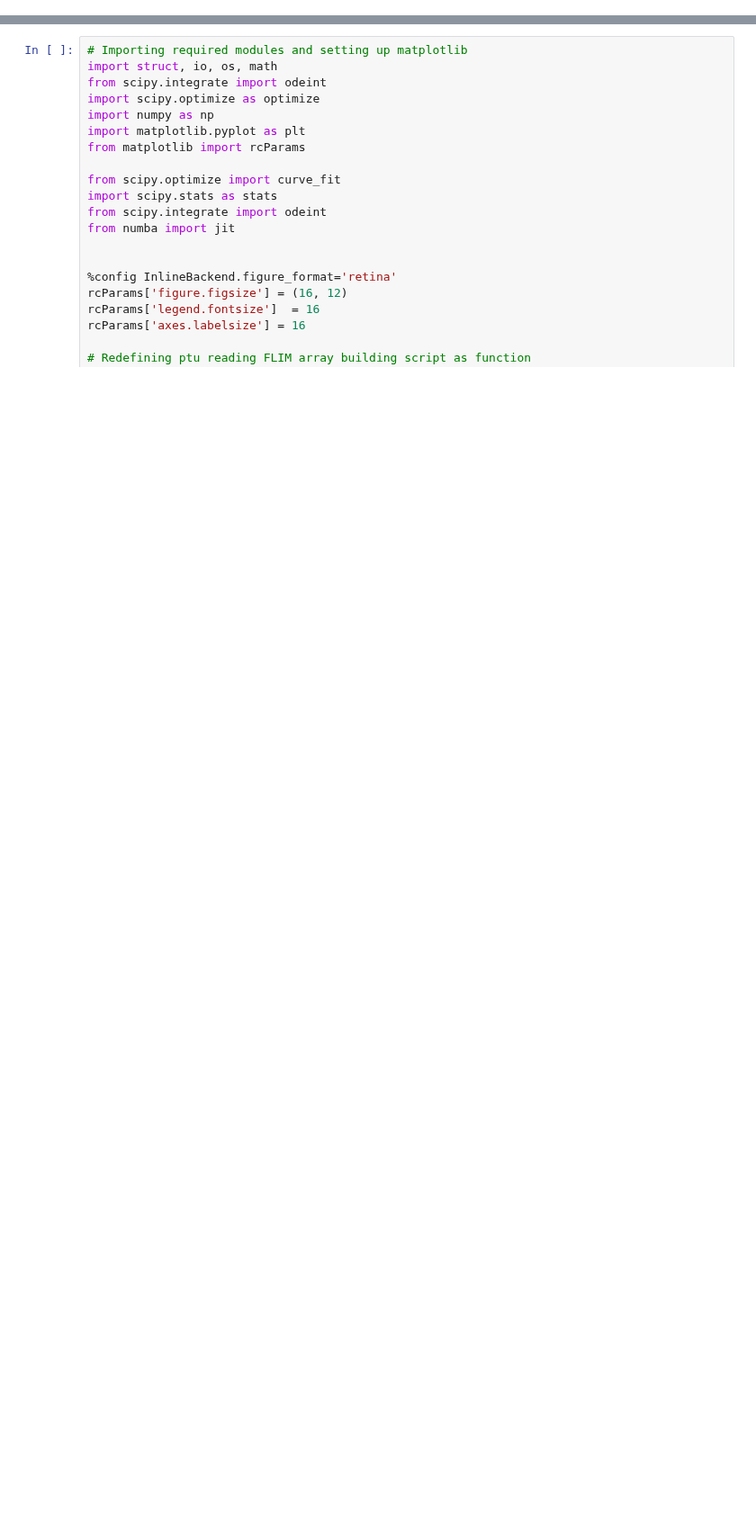
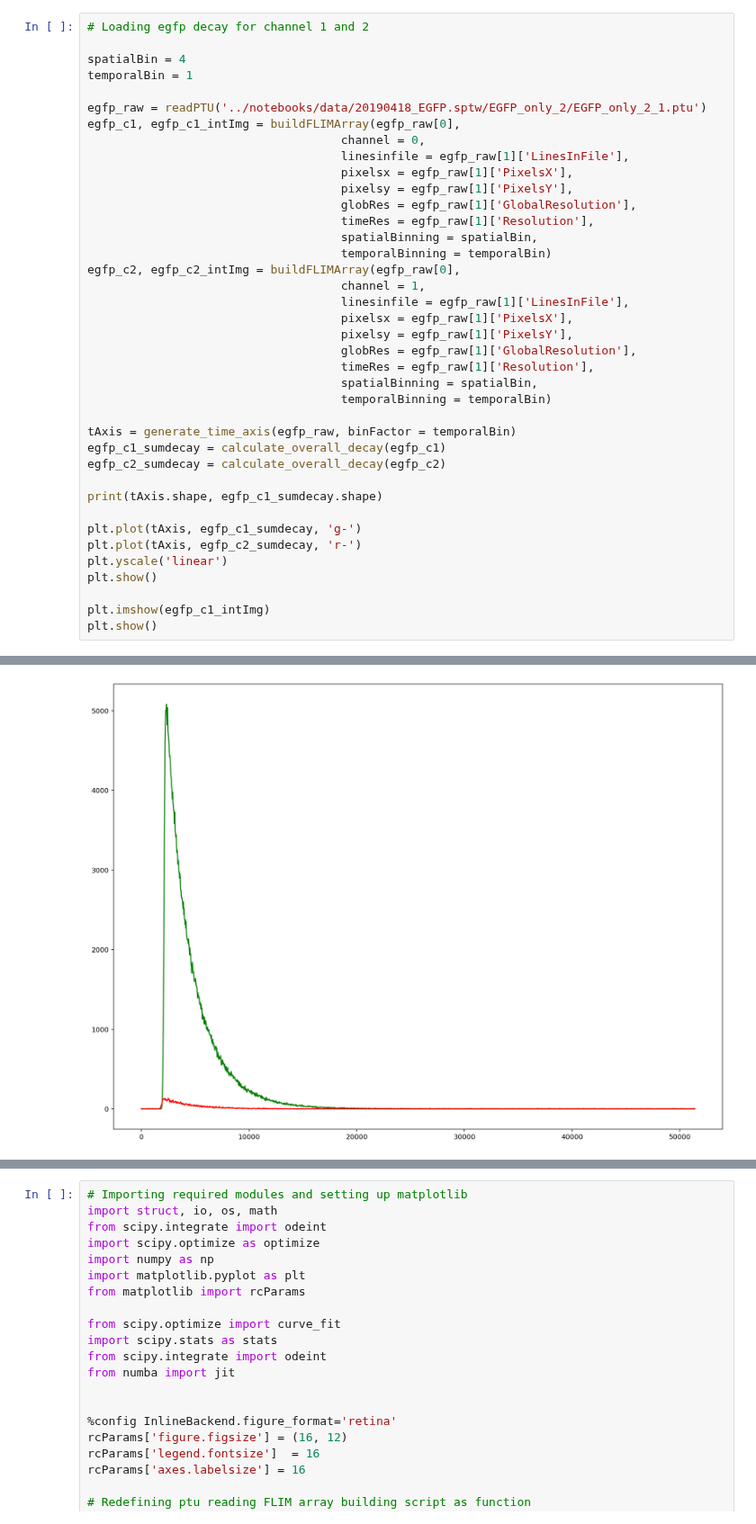
Before and after one commit to Tomkaehst/PhasorFLIM, a Jupyter notebook: notebooks/FLIM Fitting Donor-Acceptor Model.ipynb, the cells around one changed output, grey strips where cells are left out. Shown at 90% size. Drawn from its saved outputs; the diff is of its cells as text; blank space fills up the shorter version.

```diff
--- a/notebooks/FLIM Fitting Donor-Acceptor Model.ipynb
+++ b/notebooks/FLIM Fitting Donor-Acceptor Model.ipynb
@@ -402,0 +882,40 @@ plt.show()
+# %%
+# Loading egfp decay for channel 1 and 2
+
+spatialBin = 4
+temporalBin = 1
+
+egfp_raw = readPTU('../notebooks/data/20190418_EGFP.sptw/EGFP_only_2/EGFP_only_2_1.ptu')
+egfp_c1, egfp_c1_intImg = buildFLIMArray(egfp_raw[0],
+                                    channel = 0,
+                                    linesinfile = egfp_raw[1]['LinesInFile'],
+                                    pixelsx = egfp_raw[1]['PixelsX'],
+                                    pixelsy = egfp_raw[1]['PixelsY'],
+                                    globRes = egfp_raw[1]['GlobalResolution'],
+                                    timeRes = egfp_raw[1]['Resolution'],
+                                    spatialBinning = spatialBin,
+                                    temporalBinning = temporalBin)
+egfp_c2, egfp_c2_intImg = buildFLIMArray(egfp_raw[0],
+                                    channel = 1,
+                                    linesinfile = egfp_raw[1]['LinesInFile'],
+                                    pixelsx = egfp_raw[1]['PixelsX'],
+                                    pixelsy = egfp_raw[1]['PixelsY'],
+                                    globRes = egfp_raw[1]['GlobalResolution'],
+                                    timeRes = egfp_raw[1]['Resolution'],
+                                    spatialBinning = spatialBin,
+                                    temporalBinning = temporalBin)
+
+tAxis = generate_time_axis(egfp_raw, binFactor = temporalBin)
+egfp_c1_sumdecay = calculate_overall_decay(egfp_c1)
+egfp_c2_sumdecay = calculate_overall_decay(egfp_c2)
+
+print(tAxis.shape, egfp_c1_sumdecay.shape)
+
+plt.plot(tAxis, egfp_c1_sumdecay, 'g-')
+plt.plot(tAxis, egfp_c2_sumdecay, 'r-')
+plt.yscale('linear')
+plt.show()
+
+plt.imshow(egfp_c1_intImg)
+plt.show()
+# %% [output]
@@ -402,0 +927 @@ plt.show()
+[figure, added]
```
Also changed, not shown: parts of 20 cells of this notebook.
